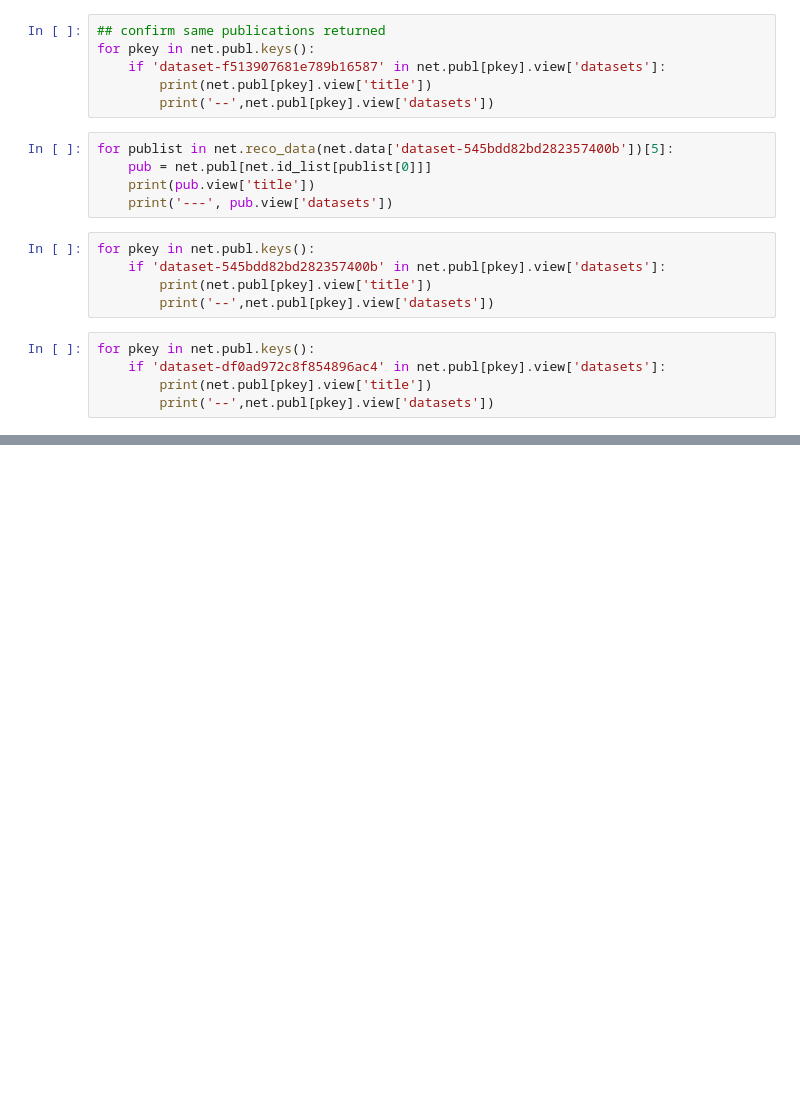
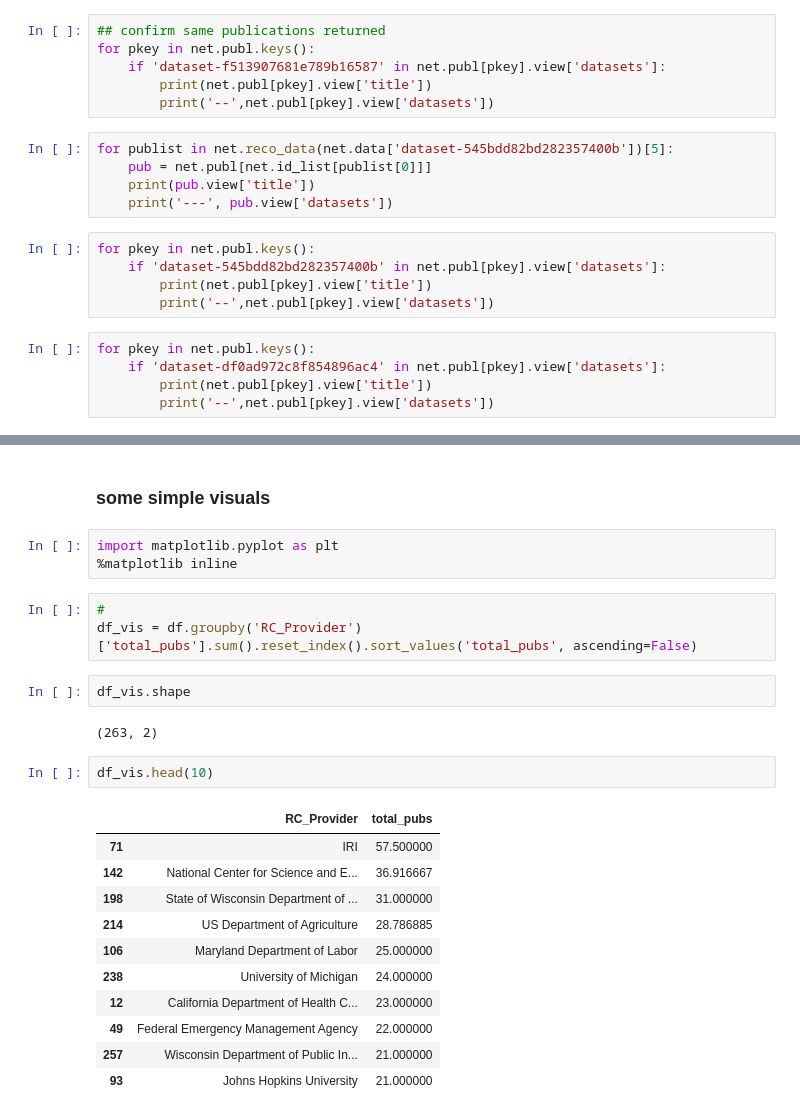
Before and after one commit to Coleridge-Initiative/rc-ml-corpus, a Jupyter notebook: rc_metrics/RC_metrics_draft.ipynb, the cells around one changed output, grey strips where cells are left out. Drawn from its saved outputs; the diff is of its cells as text; blank space fills up the shorter version.

```diff
--- a/rc_metrics/RC_metrics_draft.ipynb
+++ b/rc_metrics/RC_metrics_draft.ipynb
@@ -195,0 +251,26 @@ Air quality and health impacts from the updated industrial emission standards in
+# %% [markdown]
+### some simple visuals
+# %%
+import matplotlib.pyplot as plt
+%matplotlib inline
+# %%
+#
+df_vis = df.groupby('RC_Provider')['total_pubs'].sum().reset_index().sort_values('total_pubs', ascending=False)
+# %%
+df_vis.shape
+# %% [output]
+(263, 2)
+# %%
+df_vis.head(10)
+# %% [output]
+|  | RC_Provider | total_pubs |
+| 71 | IRI | 57.500000 |
+| 142 | National Center for Science and E... | 36.916667 |
+| 198 | State of Wisconsin Department of ... | 31.000000 |
+| 214 | US Department of Agriculture | 28.786885 |
+| 106 | Maryland Department of Labor | 25.000000 |
+| 238 | University of Michigan | 24.000000 |
+| 12 | California Department of Health C... | 23.000000 |
+| 49 | Federal Emergency Management Agency | 22.000000 |
+| 257 | Wisconsin Department of Public In... | 21.000000 |
+| 93 | Johns Hopkins University | 21.000000 |
```
Also changed, not shown: parts of 20 cells of this notebook.
